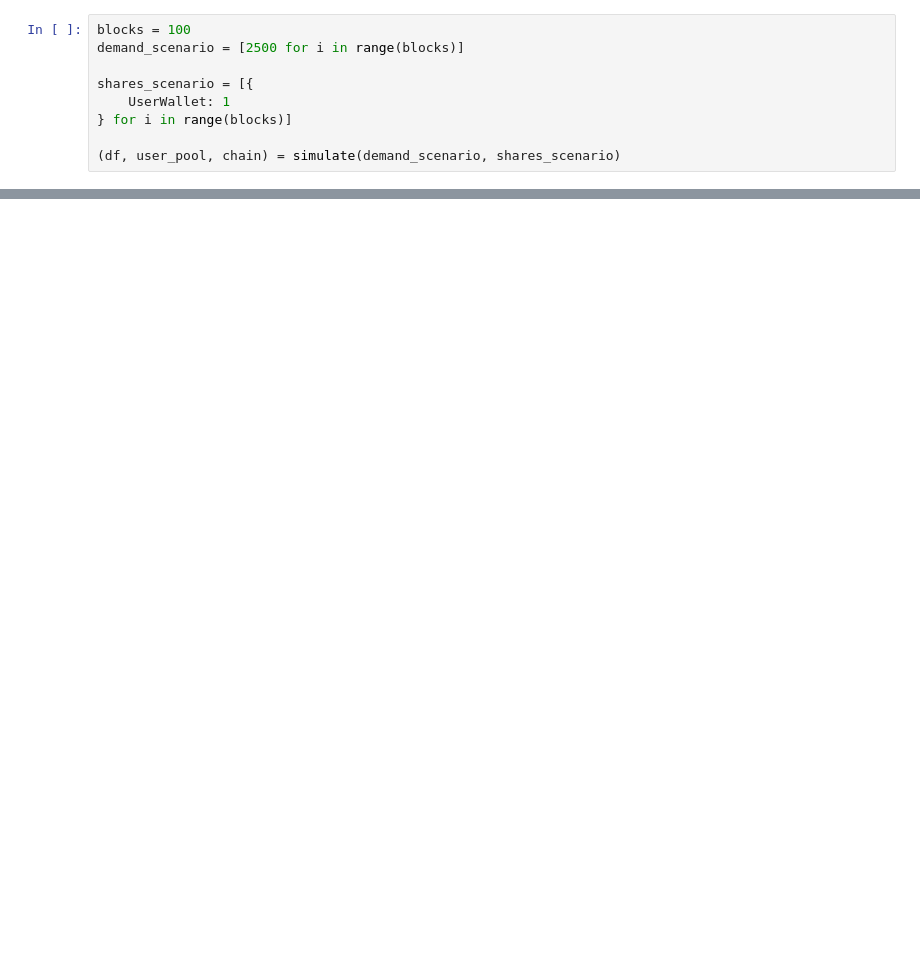
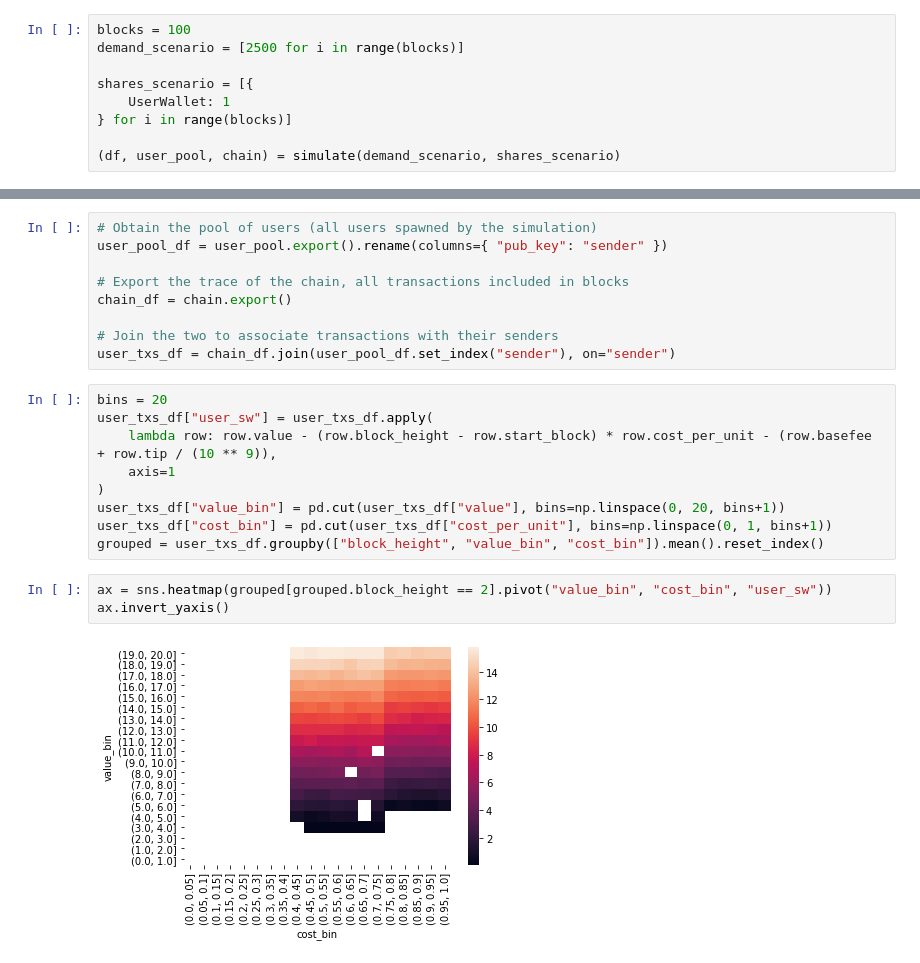
Before and after one commit to ethereum/abm1559, a Jupyter notebook: notebooks/wallet_defaults.ipynb, the cells around one changed output, grey strips where cells are left out. Saved outputs shown, nothing was run; the diff lists cells and outputs as text; blank space fills up the shorter version.

```diff
--- a/notebooks/wallet_defaults.ipynb
+++ b/notebooks/wallet_defaults.ipynb
@@ -149,0 +188,23 @@ df.plot("block", ["basefee", "blk_avg_tip"])
+# %%
+# Obtain the pool of users (all users spawned by the simulation)
+user_pool_df = user_pool.export().rename(columns={ "pub_key": "sender" })
+
+# Export the trace of the chain, all transactions included in blocks
+chain_df = chain.export()
+
+# Join the two to associate transactions with their senders
+user_txs_df = chain_df.join(user_pool_df.set_index("sender"), on="sender")
+# %%
+bins = 20
+user_txs_df["user_sw"] = user_txs_df.apply(
+    lambda row: row.value - (row.block_height - row.start_block) * row.cost_per_unit - (row.basefee + row.tip / (10 ** 9)),
+    axis=1
+)
+user_txs_df["value_bin"] = pd.cut(user_txs_df["value"], bins=np.linspace(0, 20, bins+1))
+user_txs_df["cost_bin"] = pd.cut(user_txs_df["cost_per_unit"], bins=np.linspace(0, 1, bins+1))
+grouped = user_txs_df.groupby(["block_height", "value_bin", "cost_bin"]).mean().reset_index()
+# %%
+ax = sns.heatmap(grouped[grouped.block_height == 2].pivot("value_bin", "cost_bin", "user_sw"))
+ax.invert_yaxis()
+# %% [output]
+[figure, added]
```
Also changed, not shown: parts of 10 cells of this notebook, 2 other files.
